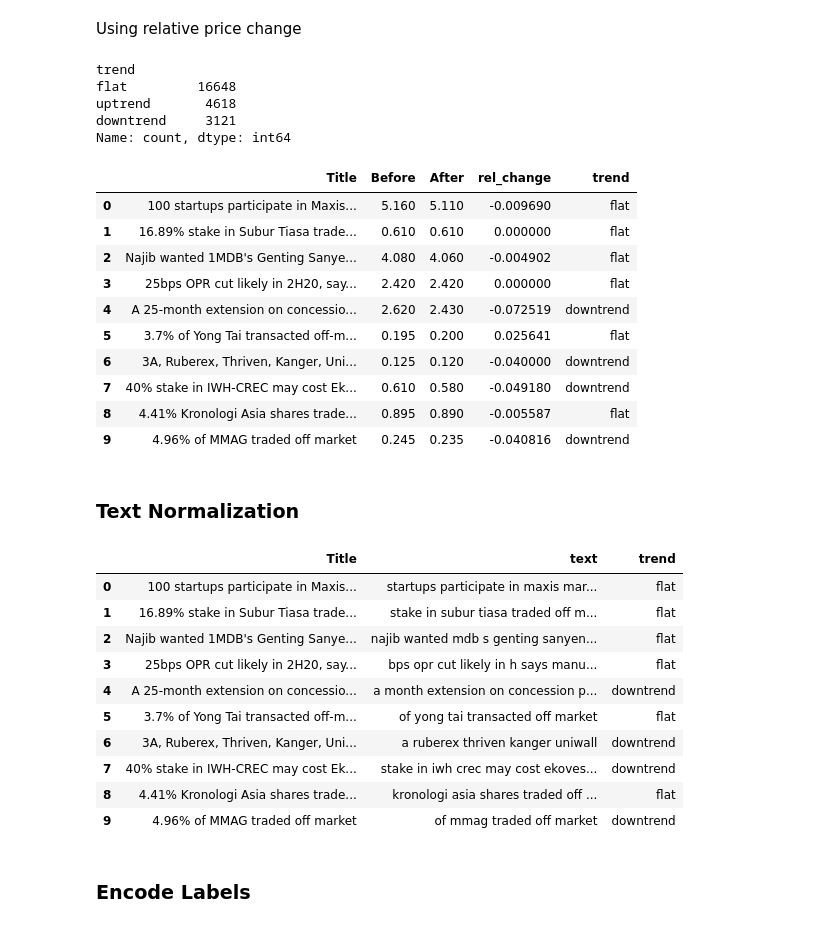
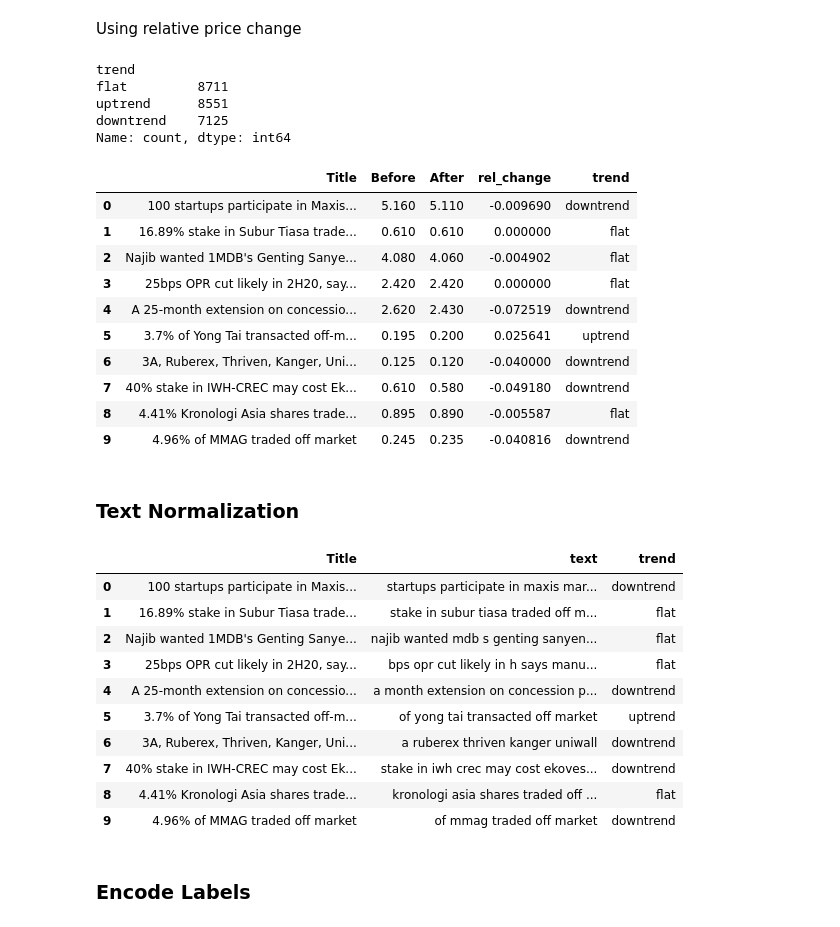
Before and after one commit to amirah78/Stock_Prediction, a Jupyter notebook: Assignment2.ipynb, the cells around one changed output. Cells and saved outputs as stored; diff of their text form; code cells hidden in the pictures.

```diff
--- a/Assignment2.ipynb
+++ b/Assignment2.ipynb
@@ -92,33 +93,33 @@ Using relative price change
 # %%
 df["rel_change"] = (df["After"] - df["Before"]) / df["Before"]
 
 def label_trend(x):
-    if x > 0.03:
+    if x > 0.009:
         return "uptrend"
-    elif x < -0.03:
+    elif x < -0.009:
         return "downtrend"
     else:
         return "flat"
 
 df["trend"] = df["rel_change"].apply(label_trend)
 
 print(df["trend"].value_counts())
 
 # Show 10 lines
 df[["Title", "Before", "After", "rel_change", "trend"]].head(10)
 # %% [output]
 trend
-flat         16648
-uptrend       4618
-downtrend     3121
+flat         8711
+uptrend      8551
+downtrend    7125
 Name: count, dtype: int64
 |  | Title | Before | After | rel_change | trend |
-| 0 | 100 startups participate in Maxis... | 5.160 | 5.110 | -0.009690 | flat |
+| 0 | 100 startups participate in Maxis... | 5.160 | 5.110 | -0.009690 | downtrend |
 | 1 | 16.89% stake in Subur Tiasa trade... | 0.610 | 0.610 | 0.000000 | flat |
 | 2 | Najib wanted 1MDB's Genting Sanye... | 4.080 | 4.060 | -0.004902 | flat |
 | 3 | 25bps OPR cut likely in 2H20, say... | 2.420 | 2.420 | 0.000000 | flat |
 | 4 | A 25-month extension on concessio... | 2.620 | 2.430 | -0.072519 | downtrend |
-| 5 | 3.7% of Yong Tai transacted off-m... | 0.195 | 0.200 | 0.025641 | flat |
+| 5 | 3.7% of Yong Tai transacted off-m... | 0.195 | 0.200 | 0.025641 | uptrend |
 | 6 | 3A, Ruberex, Thriven, Kanger, Uni... | 0.125 | 0.120 | -0.040000 | downtrend |
 | 7 | 40% stake in IWH-CREC may cost Ek... | 0.610 | 0.580 | -0.049180 | downtrend |
 | 8 | 4.41% Kronologi Asia shares trade... | 0.895 | 0.890 | -0.005587 | flat |
@@ -139,12 +140,12 @@ df["text"] = df["Title"].apply(clean_text)
 df[["Title", "text", "trend"]].head(10)
 # %% [output]
 |  | Title | text | trend |
-| 0 | 100 startups participate in Maxis... | startups participate in maxis mar... | flat |
+| 0 | 100 startups participate in Maxis... | startups participate in maxis mar... | downtrend |
 | 1 | 16.89% stake in Subur Tiasa trade... | stake in subur tiasa traded off m... | flat |
 | 2 | Najib wanted 1MDB's Genting Sanye... | najib wanted mdb s genting sanyen... | flat |
 | 3 | 25bps OPR cut likely in 2H20, say... | bps opr cut likely in h says manu... | flat |
 | 4 | A 25-month extension on concessio... | a month extension on concession p... | downtrend |
-| 5 | 3.7% of Yong Tai transacted off-m... | of yong tai transacted off market | flat |
+| 5 | 3.7% of Yong Tai transacted off-m... | of yong tai transacted off market | uptrend |
 | 6 | 3A, Ruberex, Thriven, Kanger, Uni... | a ruberex thriven kanger uniwall | downtrend |
 | 7 | 40% stake in IWH-CREC may cost Ek... | stake in iwh crec may cost ekoves... | downtrend |
 | 8 | 4.41% Kronologi Asia shares trade... | kronologi asia shares traded off ... | flat |
```
Also changed, not shown: parts of 13 cells of this notebook.
